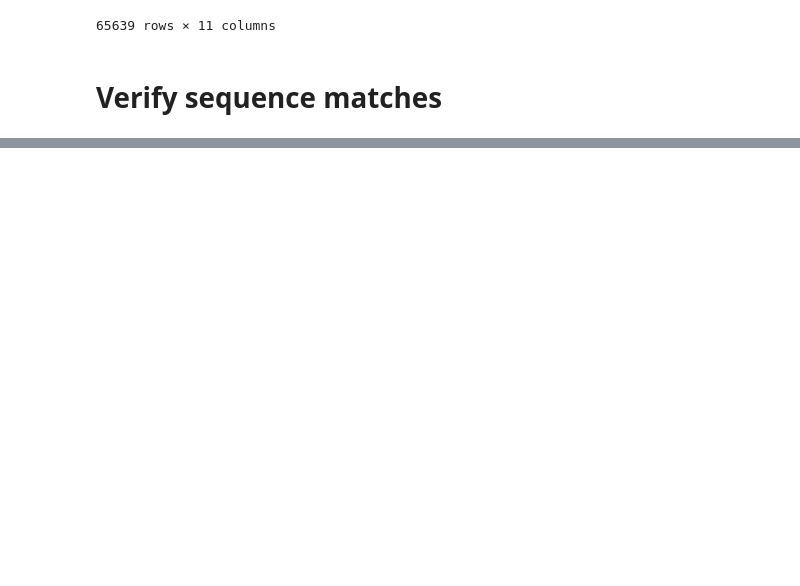
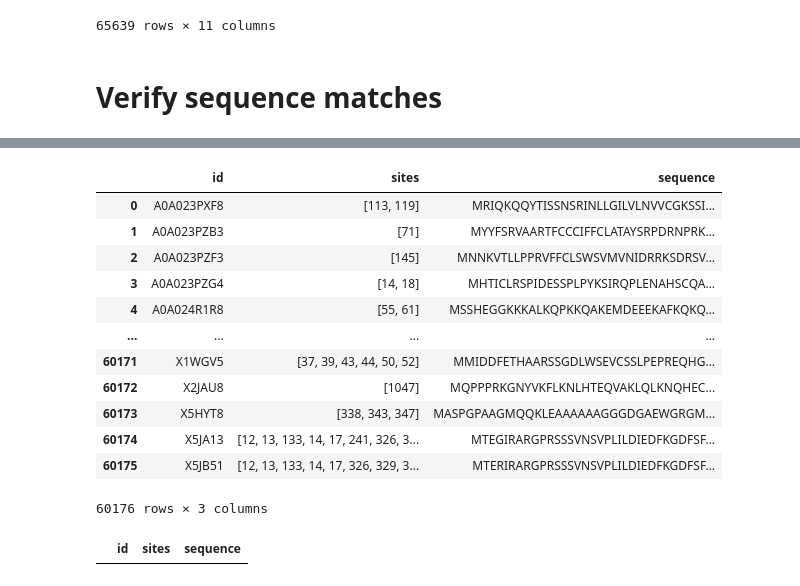
Before and after one commit to nexuso1/phossil, a Jupyter notebook: notebooks/dbptm.ipynb, the cells around one changed output, grey strips where cells are left out. Cells and saved outputs as stored; diff of their text form; code cells hidden in the pictures; blank space fills up the shorter version.

```diff
--- a/notebooks/dbptm.ipynb
+++ b/notebooks/dbptm.ipynb
@@ -148,2 +149,22 @@ info
+# %%
+info
+# %% [output]
+|  | id | sites | sequence |
+| 0 | A0A023PXF8 | [113, 119] | MRIQKQQYTISSNSRINLLGILVLNVVCGKSSI... |
+| 1 | A0A023PZB3 | [71] | MYYFSRVAARTFCCCIFFCLATAYSRPDRNPRK... |
+| 2 | A0A023PZF3 | [145] | MNNKVTLLPPRVFFCLSWSVMVNIDRRKSDRSV... |
+| 3 | A0A023PZG4 | [14, 18] | MHTICLRSPIDESSPLPYKSIRQPLENAHSCQA... |
+| 4 | A0A024R1R8 | [55, 61] | MSSHEGGKKKALKQPKKQAKEMDEEEKAFKQKQ... |
+| ... | ... | ... | ... |
+| 60171 | X1WGV5 | [37, 39, 43, 44, 50, 52] | MMIDDFETHAARSSGDLWSEVCSSLPEPREQHG... |
+| 60172 | X2JAU8 | [1047] | MQPPPRKGNYVKFLKNLHTEQVAKLQLKNQHEC... |
+| 60173 | X5HYT8 | [338, 343, 347] | MASPGPAAGMQQKLEAAAAAAGGGDGAEWGRGM... |
+| 60174 | X5JA13 | [12, 13, 133, 14, 17, 241, 326, 3... | MTEGIRARGPRSSSVNSVPLILDIEDFKGDFSF... |
+| 60175 | X5JB51 | [12, 13, 133, 14, 17, 326, 329, 3... | MTERIRARGPRSSSVNSVPLILDIEDFKGDFSF... |
+60176 rows × 3 columns
+# %%
+info[info.apply(lambda row: any([int(i) - 1 > len(row['sequence']) for i in row['sites']]), axis=1)]
+# %% [output]
+|  | id | sites | sequence |
 # %%
 info.to_json('../data/dbptm/dbptm_info.json', indent=4)
```
Also changed, not shown: parts of 4 cells of this notebook, 2 other files.
